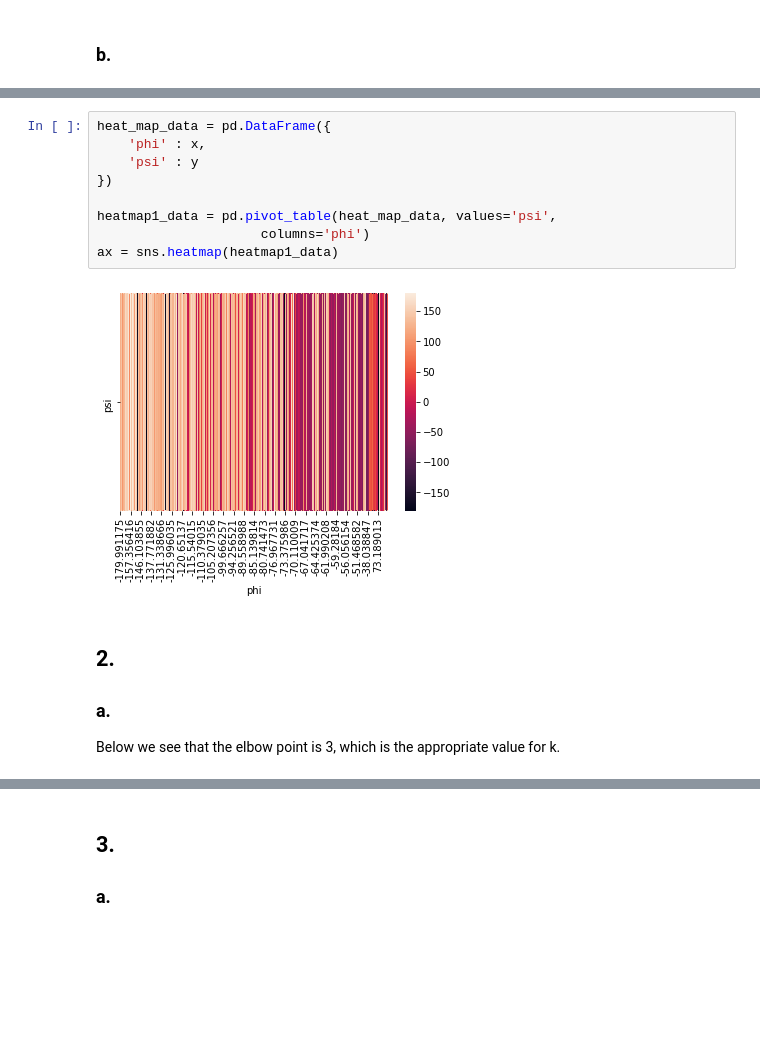
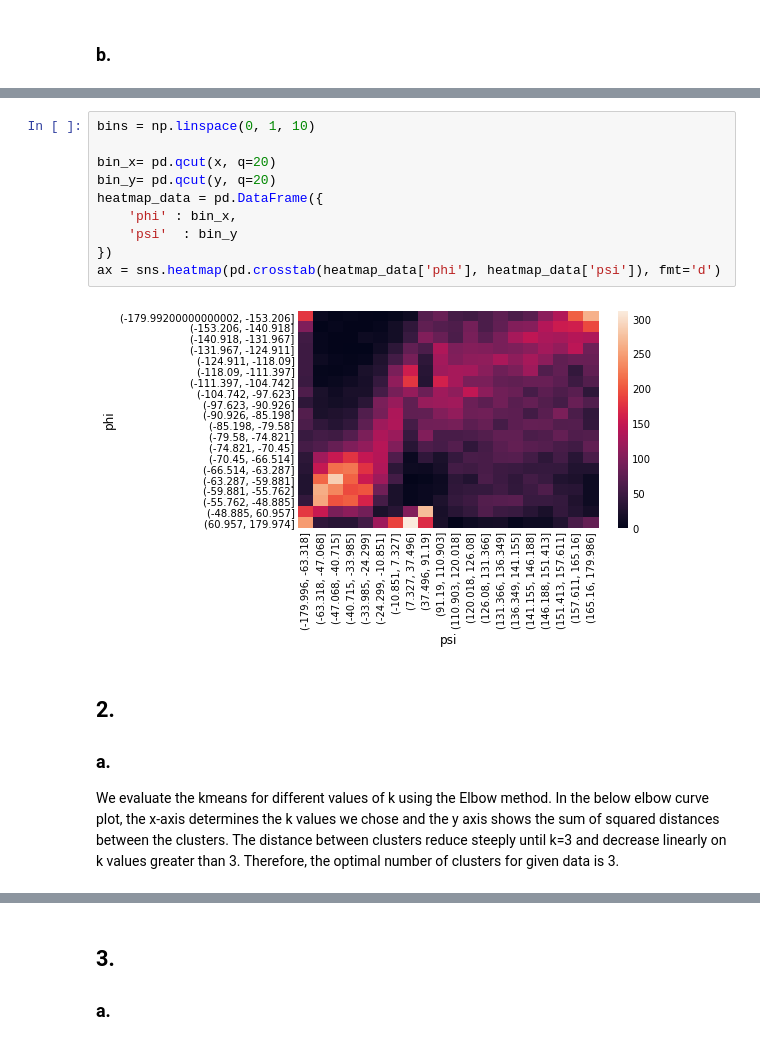
Before and after one commit to Peptski/Data-Science-and-AI, a Jupyter notebook: Assignment3/notebook/Assignment3.ipynb, the cells around one changed output, grey strips where cells are left out. Cells and saved outputs as stored; diff of their text form; blank space fills up the shorter version.

```diff
--- a/Assignment3/notebook/Assignment3.ipynb
+++ b/Assignment3/notebook/Assignment3.ipynb
@@ -49,17 +43,19 @@ TODO
-# %%
-heat_map_data = pd.DataFrame({
-    'phi' : x,
-    'psi' : y
-})
-
-heatmap1_data = pd.pivot_table(heat_map_data, values='psi',
-                     columns='phi')
-ax = sns.heatmap(heatmap1_data)
-# %% [output]
-[figure, removed]
-# %% [markdown]
-## 2.
-
-### a.
-Below we see that the elbow point is 3, which is the appropriate value for k.
+# %%
+bins = np.linspace(0, 1, 10)
+
+bin_x= pd.qcut(x, q=20)
+bin_y= pd.qcut(y, q=20)
+heatmap_data = pd.DataFrame({
+    'phi' : bin_x,
+    'psi'  : bin_y
+})
+ax = sns.heatmap(pd.crosstab(heatmap_data['phi'], heatmap_data['psi']), fmt='d')
+# %% [output]
+[figure, added]
+# %% [markdown]
+## 2.
+
+### a.
+
+We evaluate the kmeans for different values of k using the Elbow method. In the below elbow curve plot, the x-axis determines the k values we chose and the y axis shows the sum of squared distances between the clusters. The distance between clusters reduce steeply until k=3 and decrease linearly on k values greater than 3. Therefore, the optimal number of clusters for given data is 3.
 # %%
```
Also changed, not shown: parts of 9 cells of this notebook.
